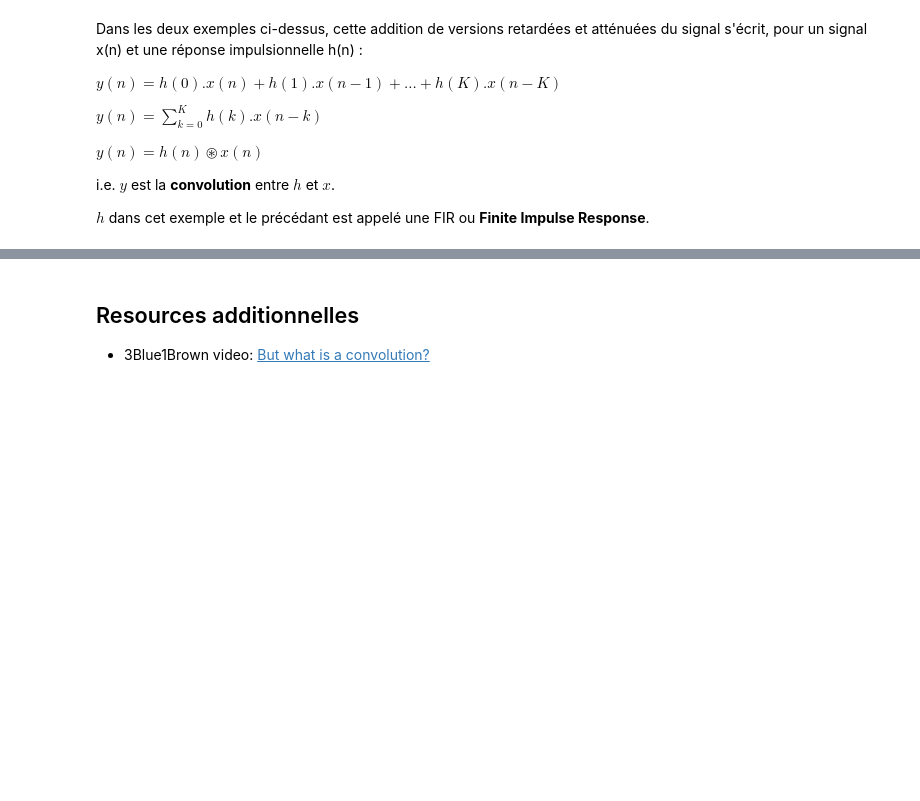
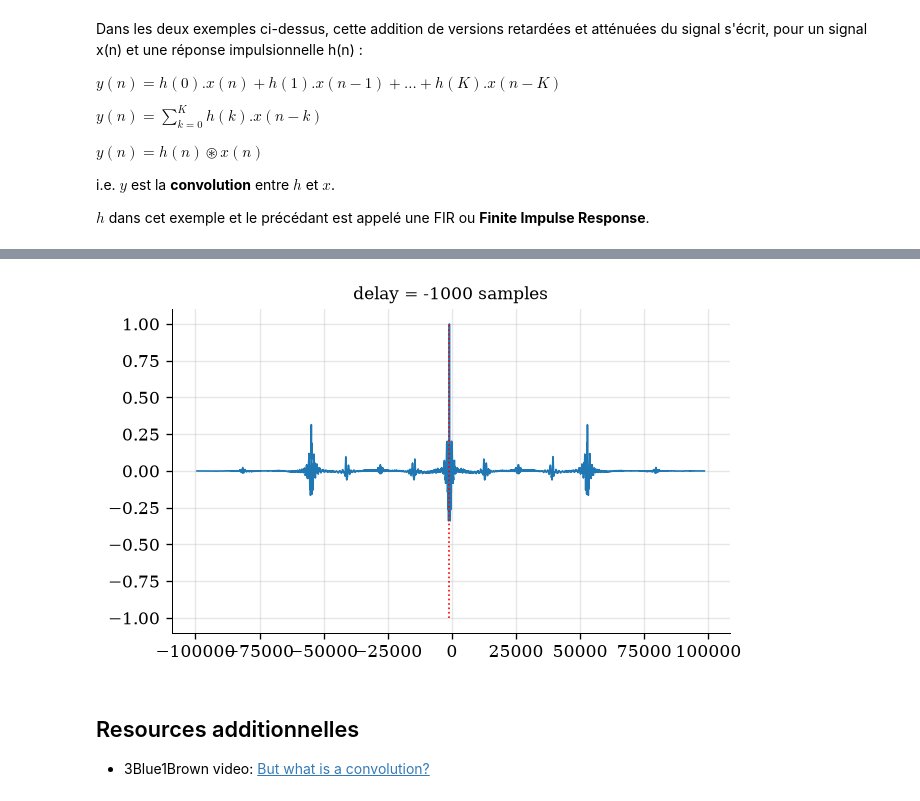
Before and after one commit to PyrApple/jupyterlite_signal_processing_ens, a Jupyter notebook: content/courses/3_convolution_introduction.ipynb, the cells around one changed output, grey strips where cells are left out. Saved outputs shown, nothing was run; the diff lists cells and outputs as text; code cells hidden in the pictures; blank space fills up the shorter version.

```diff
--- a/content/courses/3_convolution_introduction.ipynb
+++ b/content/courses/3_convolution_introduction.ipynb
@@ -141,3 +146,25 @@ $h$ dans cet exemple et le précédant est appelé une FIR ou **Finite Impulse R
+# %%
+# load audio
+fs, audio1 = scipy.io.wavfile.read('../assets/drums.wav')
+audio1 = audio1 / np.max(np.abs(audio1))
+
+# create delayed version
+delay_in_samp = 1000
+audio2 = np.pad(audio1, [delay_in_samp, 0])
+
+# estimate delay using correlation
+corr = scipy.signal.correlate(audio1, audio2, mode='full')
+lags = scipy.signal.correlation_lags(len(audio1), len(audio2), mode='full')
+delay_in_samp = lags[np.argmax(corr)]
+
+# plot
+plt.plot(lags, corr / np.max(np.abs(corr)))
+plt.plot([delay_in_samp, delay_in_samp], [-1, 1], ':r')
+plt.title(f'delay = {delay_in_samp:0.0f} samples')
+# o = 100; plt.xlim([delay_in_ms-o, delay_in_ms+o])
+plt.show()
+# %% [output]
+[figure, added]
 # %% [markdown]
 ## Resources additionnelles
 
```
Also changed, not shown: parts of 2 cells of this notebook, 30 other files.
